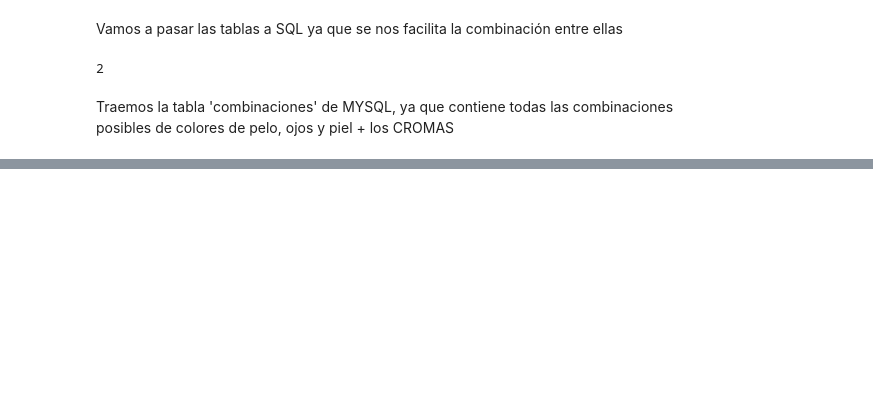
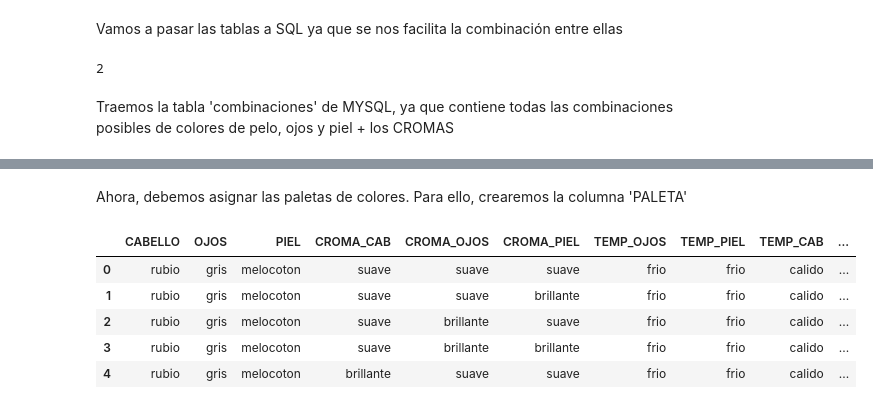
Before and after one commit to rciomoreno/PROYECTO-FINAL-IRONHACK, a Jupyter notebook: CREACIÓN DE TABLAS BASE - PROYECTO FINAL.ipynb, the cells around one changed output, grey strips where cells are left out. Drawn from its saved outputs; the diff is of its cells as text; code cells hidden in the pictures; blank space fills up the shorter version.

```diff
--- a/CREACIÓN DE TABLAS BASE - PROYECTO FINAL.ipynb
+++ b/CREACIÓN DE TABLAS BASE - PROYECTO FINAL.ipynb
@@ -216,0 +229,32 @@ combinaciones
+# %%
+#Definimos los casos de valores para cada fila del dataframe 'combinaciones'
+
+valores_cab = []
+valores_ojos = []
+valores_piel = []
+
+for e in combinaciones.CABELLO:
+    if e in claro:
+        valores_cab.append('claro')
+    else:
+        valores_cab.append('oscuro')
+
+for e in combinaciones.OJOS:
+    if e in claro:
+        valores_ojos.append('claro')
+    else:
+        valores_ojos.append('oscuro')
+
+for e in combinaciones.PIEL:
+    if e in claro:
+        valores_piel.append('claro')
+    else:
+        valores_piel.append('oscuro')
+# %%
+#Creamos las columnas e igualamos sus valores a las listas que hemos creado anteriormente.
+combinaciones['TEMP_OJOS'] = temperaturas_ojos
+combinaciones['TEMP_PIEL'] = temperaturas_piel
+combinaciones['TEMP_CAB'] = temperaturas_cab
+combinaciones['VALOR_CAB'] = valores_cab
+combinaciones['VALOR_OJOS'] = valores_ojos
+combinaciones['VALOR_PIEL'] = valores_piel
@@ -216,0 +393,8 @@ combinaciones
+# %% [markdown]
+Ahora, debemos asignar las paletas de colores. Para ello, crearemos la columna 'PALETA'
+# %%
+#Vamos a crear listas que contengan la temperatura, valor y croma de cada paleta.
+prim = ['calido', 'claro', 'brillante']
+oto = ['frio', 'claro', 'suave']
+ver = ['calido', 'oscuro', 'brillante']
+inv = ['frio', 'oscuro', 'brillante']
@@ -217,3 +455,14 @@ combinaciones
+# %%
+combinaciones['PALETAS'] = paletas
+# %%
+combinaciones.head()
+# %% [output]
+|  | CABELLO | OJOS | PIEL | CROMA_CAB | CROMA_OJOS | CROMA_PIEL | TEMP_OJOS | TEMP_PIEL | TEMP_CAB | ... |
+| 0 | rubio | gris | melocoton | suave | suave | suave | frio | frio | calido | ... |
+| 1 | rubio | gris | melocoton | suave | suave | brillante | frio | frio | calido | ... |
+| 2 | rubio | gris | melocoton | suave | brillante | suave | frio | frio | calido | ... |
+| 3 | rubio | gris | melocoton | suave | brillante | brillante | frio | frio | calido | ... |
+| 4 | rubio | gris | melocoton | brillante | suave | suave | frio | frio | calido | ... |
 # %%
 def quitar_n(columna):
     valores = ['castano', 'castano claro', 'castano oscuro']
```
Also changed, not shown: parts of 16 cells of this notebook, 3 other files.
